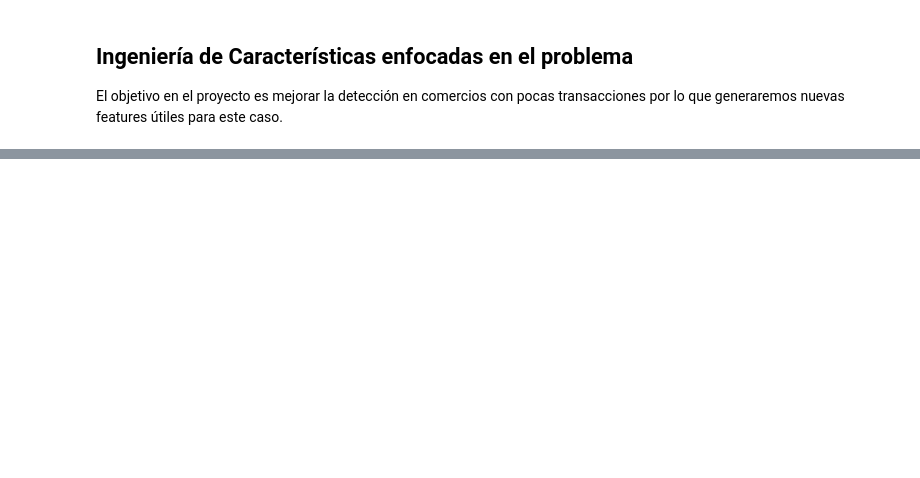
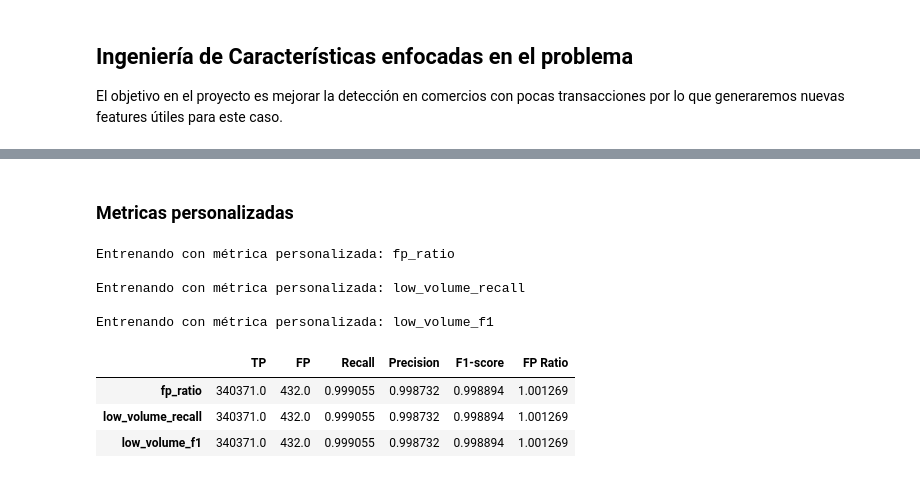
Before and after one commit to FabianJuarez182/ProyectoPlusTI_SDS, a Jupyter notebook: PlusTI.ipynb, the cells around one changed output, grey strips where cells are left out. Cells and saved outputs as stored; diff of their text form; code cells hidden in the pictures; blank space fills up the shorter version.

```diff
--- a/PlusTI.ipynb
+++ b/PlusTI.ipynb
@@ -156,0 +284,2 @@ data['amt_zscore'] = (data['amt'] - data.groupby('cc_num')['amt'].transform('mea
+# %% [markdown]
+### Metricas personalizadas
@@ -156,0 +336,73 @@ data['amt_zscore'] = (data['amt'] - data.groupby('cc_num')['amt'].transform('mea
+# %%
+import lightgbm as lgb
+from sklearn.model_selection import train_test_split
+
+# Crear Datasets de LightGBM
+lgb_train = lgb.Dataset(X_train, y_train, free_raw_data=False)
+lgb_val = lgb.Dataset(X_val, y_val, reference=lgb_train, free_raw_data=False)
+
+# Parámetros base del modelo
+params = {
+    'objective': 'binary',
+    'metric': 'auc',
+    'verbosity': -1,
+    'boosting_type': 'gbdt',
+    'learning_rate': 0.05,
+    'num_leaves': 31,
+    'random_state': 42
+}
+
+# Funciones feval personalizadas
+fevals = {
+    'fp_ratio': custom_fp_ratio,
+    'low_volume_recall': custom_low_volume_recall,
+    'low_volume_f1': custom_balanced_low_volume_score
+}
+
+# Entrenar y evaluar cada una
+eval_results = {}
+
+for name, feval in fevals.items():
+    print(f"\nEntrenando con métrica personalizada: {name}")
+    model = lgb.train(
+        params,
+        lgb_train,
+        valid_sets=[lgb_train, lgb_val],
+        valid_names=['train', 'val'],
+        feval=feval,
+        num_boost_round=1000
+    )
+
+    preds = model.predict(X_val)
+    y_pred = (preds >= 0.5).astype(int)
+
+    TP = ((y_pred == 1) & (y_val == 1)).sum()
+    FP = ((y_pred == 1) & (y_val == 0)).sum()
+    FN = ((y_pred == 0) & (y_val == 1)).sum()
+
+    precision = TP / (TP + FP) if (TP + FP) != 0 else 0
+    recall = TP / (TP + FN) if (TP + FN) != 0 else 0
+    f1 = 2 * precision * recall / (precision + recall) if (precision + recall) != 0 else 0
+    fp_ratio = (TP + FP) / TP if TP != 0 else float('inf')
+
+    eval_results[name] = {
+        'TP': TP,
+        'FP': FP,
+        'Recall': recall,
+        'Precision': precision,
+        'F1-score': f1,
+        'FP Ratio': fp_ratio
+    }
+
+# Mostrar resultados
+pd.DataFrame(eval_results).T.sort_values(by='Recall', ascending=False)
+# %% [output]
+Entrenando con métrica personalizada: fp_ratio
+
+Entrenando con métrica personalizada: low_volume_recall
+
+Entrenando con métrica personalizada: low_volume_f1
+|  | TP | FP | Recall | Precision | F1-score | FP Ratio |
+| fp_ratio | 340371.0 | 432.0 | 0.999055 | 0.998732 | 0.998894 | 1.001269 |
+| low_volume_recall | 340371.0 | 432.0 | 0.999055 | 0.998732 | 0.998894 | 1.001269 |
+| low_volume_f1 | 340371.0 | 432.0 | 0.999055 | 0.998732 | 0.998894 | 1.001269 |
```
Also changed, not shown: parts of 17 cells of this notebook.
